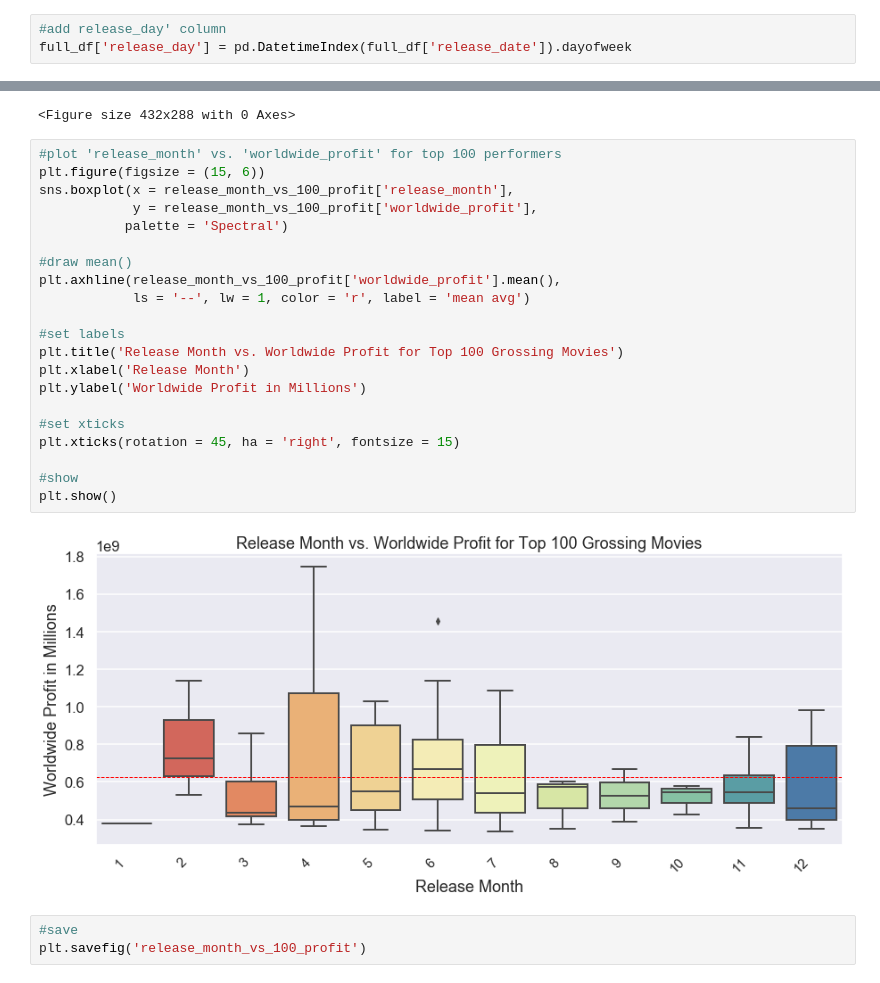
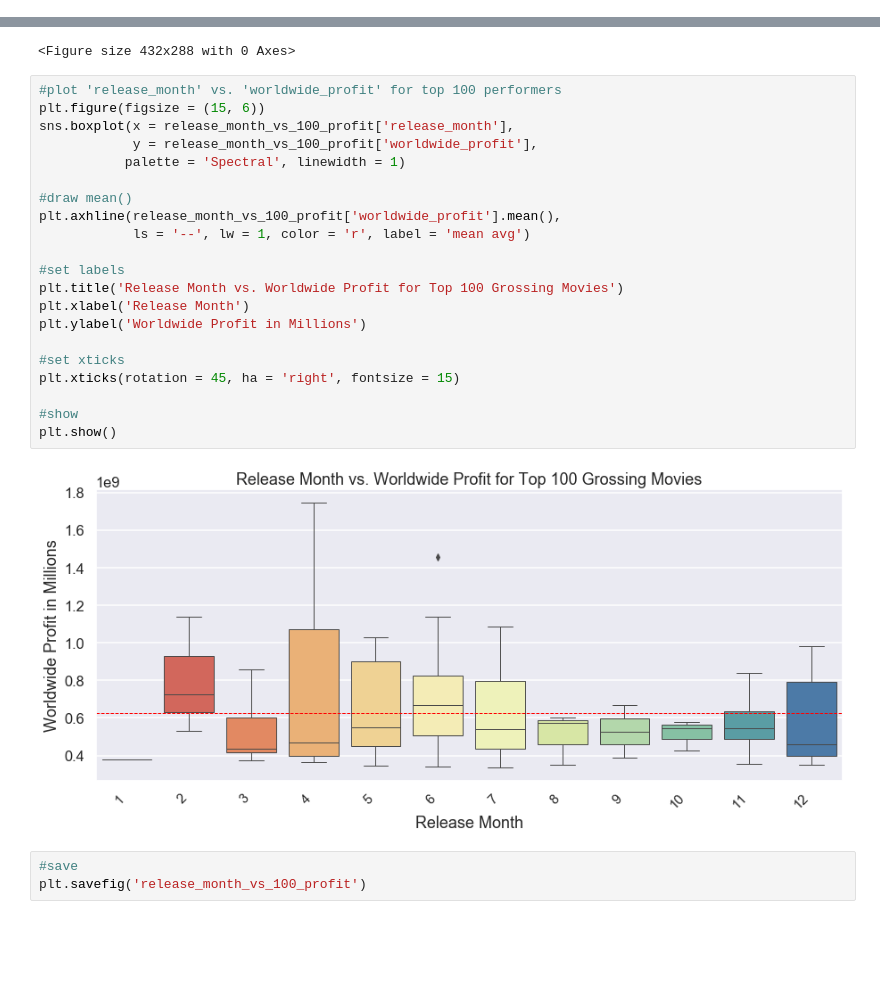
Before and after one commit to baotramduong/Porfolio_Project_The_Movie_Industry, a Jupyter notebook: Part III.B - Data Analysis & Visualization, Actionable Insight, Conclusion & Future Works.ipynb, the cells around one changed output, grey strips where cells are left out. Saved outputs shown, nothing was run; the diff lists cells and outputs as text; blank space fills up the shorter version.

```diff
--- a/Part III.B - Data Analysis & Visualization, Actionable Insight, Conclusion & Future Works.ipynb
+++ b/Part III.B - Data Analysis & Visualization, Actionable Insight, Conclusion & Future Works.ipynb
@@ -114,9 +114,6 @@ full_df[['release_date', 'movie', 'worldwide_profit']].head()
 import datetime
 #add 'release_month'
 full_df['release_month'] = pd.DatetimeIndex(full_df['release_date']).month
-# %%
-#add release_day' column
-full_df['release_day'] = pd.DatetimeIndex(full_df['release_date']).dayofweek
 # %%
 full_df[['release_date', 'release_month', 'movie', 'worldwide_profit']].head()
 # %% [output]
@@ -176,26 +175,26 @@ plt.savefig('release_month_vs_profit')
 # %%
 #plot 'release_month' vs. 'worldwide_profit' for top 100 performers
 plt.figure(figsize = (15, 6))
 sns.boxplot(x = release_month_vs_100_profit['release_month'],
             y = release_month_vs_100_profit['worldwide_profit'],
-           palette = 'Spectral')
+           palette = 'Spectral', linewidth = 1)
 
 #draw mean()
 plt.axhline(release_month_vs_100_profit['worldwide_profit'].mean(),
             ls = '--', lw = 1, color = 'r', label = 'mean avg')
 
 #set labels
 plt.title('Release Month vs. Worldwide Profit for Top 100 Grossing Movies')
 plt.xlabel('Release Month')
 plt.ylabel('Worldwide Profit in Millions')
 
 #set xticks
 plt.xticks(rotation = 45, ha = 'right', fontsize = 15)
 
 #show
 plt.show()
 # %% [output]
-[figure, old version]
+[figure, new version]
 # %%
 #save
 plt.savefig('release_month_vs_100_profit')
```
Also changed, not shown: parts of 16 cells of this notebook.
